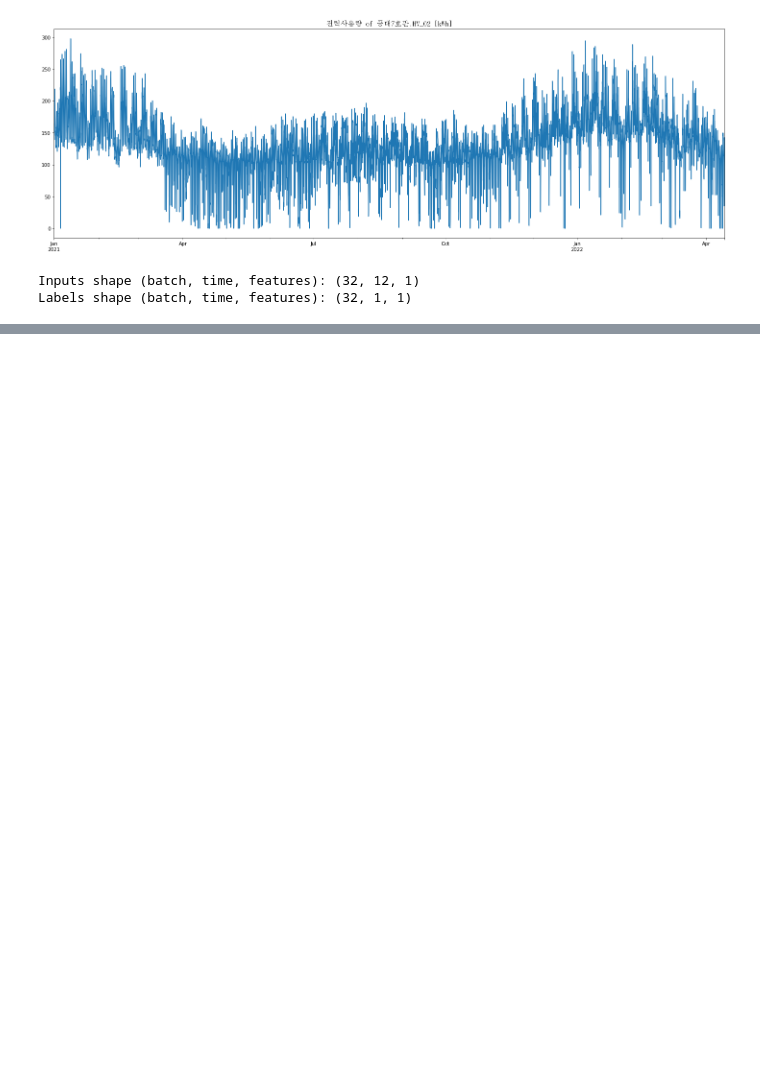
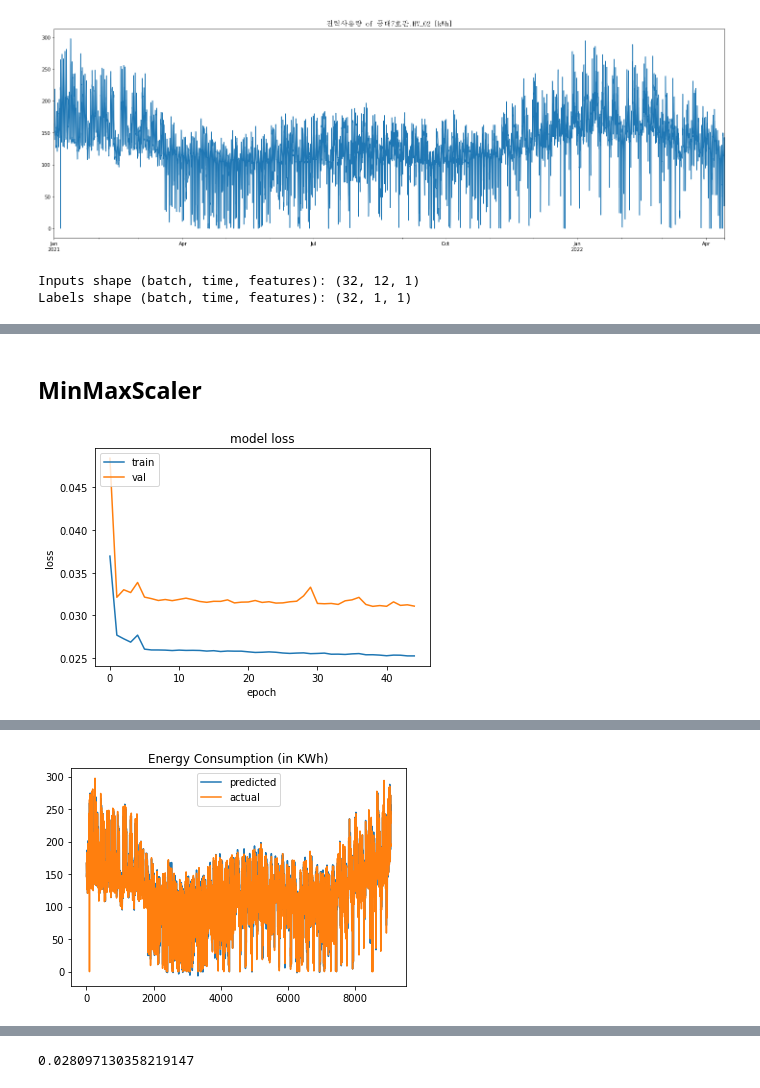
Before and after one commit to andrewlee1807/TSDatasets, a Jupyter notebook: cnu_power_consumption.ipynb, the cells around one changed output, grey strips where cells are left out. Cells and saved outputs as stored; diff of their text form; code cells hidden in the pictures; blank space fills up the shorter version.

```diff
--- a/cnu_power_consumption.ipynb
+++ b/cnu_power_consumption.ipynb
@@ -80,0 +226,27 @@ history = model.fit(tsf.train,
+# %% [markdown]
+## MinMaxScaler
+# %%
+# summarize history for loss
+plt.plot(history.history['loss'][5:])
+plt.plot(history.history['val_loss'][5:])
+plt.title('model loss')
+plt.ylabel('loss')
+plt.xlabel('epoch')
+plt.legend(['train', 'val'], loc='upper left')
+plt.show()
+
+p = tsf.inverse_scale_transform(model.predict(tsf.data_train[0]))
+
+y_label = tsf.inverse_scale_transform(tsf.data_train[1])
+plt.plot(p)
+plt.plot(y_label)
+plt.title('Energy Consumption (in KWh)')
+plt.legend(['predicted', 'actual'])
+plt.show()
+
+
+model.evaluate(tsf.data_test[0],tsf.data_test[1], batch_size=1,
+               verbose=2,
+               use_multiprocessing=True)
+# %% [output]
+[figure, added]
@@ -80,0 +254 @@ history = model.fit(tsf.train,
+[figure, added]
@@ -80,0 +256 @@ history = model.fit(tsf.train,
+0.028097130358219147
```
Also changed, not shown: parts of 17 cells of this notebook.
